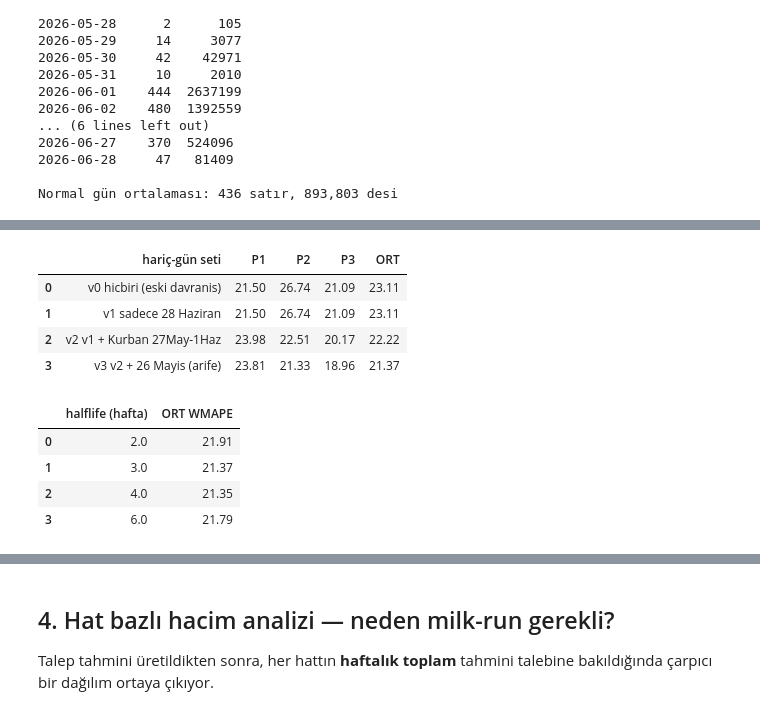
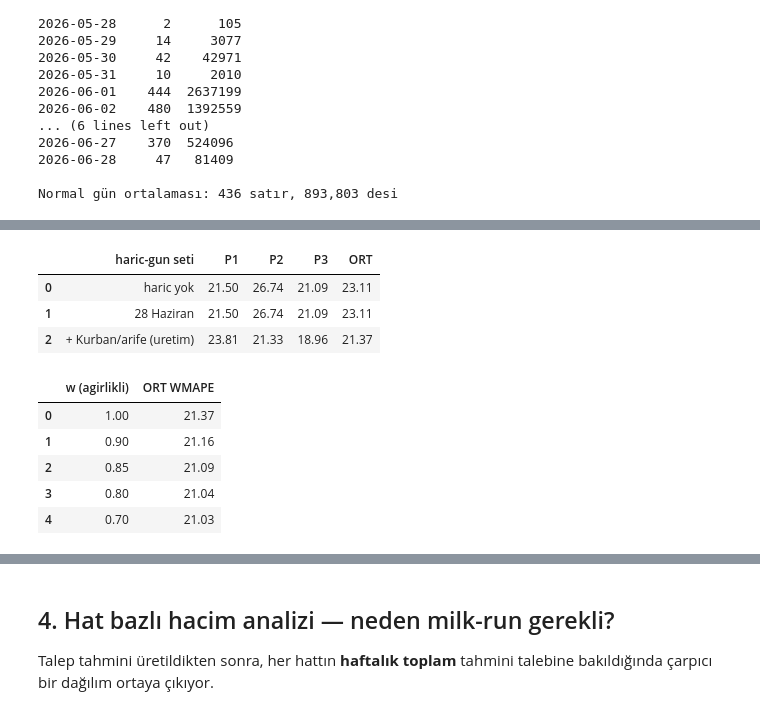
Before and after one commit to Sevkigul/jet-route-optimizer, a Jupyter notebook: notebooks/eda_talep_analizi.ipynb, the cells around one changed output, grey strips where cells are left out. Cells and saved outputs as stored; diff of their text form; code cells hidden in the pictures.

```diff
--- a/notebooks/eda_talep_analizi.ipynb
+++ b/notebooks/eda_talep_analizi.ipynb
@@ -134,32 +133,62 @@ her pencerede eğitim sonuna çekilir (üretim koşullarının birebir taklidi).
 # %%
-sys.path.insert(0, "../scripts")
-import backtest_forecast as bt
+import numpy as np
 
+# 3 temiz dogrulama penceresi (Pzt-Paz)
+PENCERELER = [(pd.Timestamp("2026-06-21"), pd.Timestamp("2026-06-27")),
+              (pd.Timestamp("2026-06-14"), pd.Timestamp("2026-06-20")),
+              (pd.Timestamp("2026-06-07"), pd.Timestamp("2026-06-13"))]
+KEY = ["cikis", "varis", "talep_tamamlanma_saati", "tarih"]
 daily = fc._full_calendar_daily(talep)
 
-satirlar = []
-for ad, haric in bt.SETLER.items():
-    sk = [bt.pencere_wmape(daily, b, s, haric, 3.0) for b, s in bt.PENCERELER]
-    satirlar.append({'hariç-gün seti': ad,
-                     **{f'P{i+1}': round(x, 2) for i, x in enumerate(sk)},
-                     'ORT': round(sum(sk) / 3, 2)})
-display(pd.DataFrame(satirlar))
 
-kazanan = bt.SETLER['v3 v2 + 26 Mayis (arife)']
-satirlar = []
-for hl in [2.0, 3.0, 4.0, 6.0]:
-    sk = [bt.pencere_wmape(daily, b, s, kazanan, hl) for b, s in bt.PENCERELER]
-    satirlar.append({'halflife (hafta)': hl, 'ORT WMAPE': round(sum(sk) / 3, 2)})
-pd.DataFrame(satirlar)
+def wmape(y, p):
+    y, p = np.asarray(y, float), np.asarray(p, float)
+    return 100 * np.abs(y - p).sum() / max(y.sum(), 1e-9)
+
+
+def pencere_wmape(bas, son, haric, w=1.0):
+    """Pencere WMAPE'si. w<1 ise agirlikli tahmin lag-toplulugu ile harmanlanir.
+    Egitim = pencereden onceki gunler; recency referansi pencere baslangicidir."""
+    egit = daily[(daily["tarih"] < bas) & (~daily["tarih"].isin(haric))]
+    hedef = list(pd.date_range(bas, son))
+    agir = fc._weighted_weekday_forecast(egit, hedef, 3.0, referans=bas - pd.Timedelta(days=1))
+    m = (daily[(daily["tarih"] >= bas) & (daily["tarih"] <= son)]
+         .merge(agir.rename(columns={"tahmin": "a"}), on=KEY, how="left"))
+    m["a"] = m["a"].fillna(0.0)
+    if w < 1.0:
+        lag = fc._lag_ensemble_forecast(talep[talep["tarih"] < bas], hedef)
+        m = m.merge(lag.rename(columns={"tahmin": "l"}), on=KEY, how="left")
+        m["l"] = m["l"].fillna(m["a"])
+        pred = (w * m["a"] + (1 - w) * m["l"]).clip(lower=0)
+    else:
+        pred = m["a"].clip(lower=0)
+    return wmape(m["toplam_desi"], pred)
+
+
+# 1) Haric-gun temizliginin etkisi (halflife=3)
+setler = {"haric yok": [], "28 Haziran": list(fc.KISMI_GUNLER),
+          "+ Kurban/arife (uretim)": list(fc.HARIC_GUNLER)}
+t1 = pd.DataFrame([{"haric-gun seti": ad,
+                    **{f"P{i+1}": round(pencere_wmape(b, s, h), 2) for i, (b, s) in enumerate(PENCERELER)},
+                    "ORT": round(np.mean([pencere_wmape(b, s, h) for b, s in PENCERELER]), 2)}
+                   for ad, h in setler.items()])
+display(t1)
+
+# 2) Harman agirligi taramasi (uretim haric-gun setiyle)
+t2 = pd.DataFrame([{"w (agirlikli)": w,
+                    "ORT WMAPE": round(np.mean([pencere_wmape(b, s, list(fc.HARIC_GUNLER), w)
+                                                for b, s in PENCERELER]), 2)}
+                   for w in [1.00, 0.90, 0.85, 0.80, 0.70]])
+t2
 # %% [output]
-|  | hariç-gün seti | P1 | P2 | P3 | ORT |
-| 0 | v0 hicbiri (eski davranis) | 21.50 | 26.74 | 21.09 | 23.11 |
-| 1 | v1 sadece 28 Haziran | 21.50 | 26.74 | 21.09 | 23.11 |
-| 2 | v2 v1 + Kurban 27May-1Haz | 23.98 | 22.51 | 20.17 | 22.22 |
-| 3 | v3 v2 + 26 Mayis (arife) | 23.81 | 21.33 | 18.96 | 21.37 |
+|  | haric-gun seti | P1 | P2 | P3 | ORT |
+| 0 | haric yok | 21.50 | 26.74 | 21.09 | 23.11 |
+| 1 | 28 Haziran | 21.50 | 26.74 | 21.09 | 23.11 |
+| 2 | + Kurban/arife (uretim) | 23.81 | 21.33 | 18.96 | 21.37 |
-|  | halflife (hafta) | ORT WMAPE |
-| 0 | 2.0 | 21.91 |
-| 1 | 3.0 | 21.37 |
-| 2 | 4.0 | 21.35 |
-| 3 | 6.0 | 21.79 |
+|  | w (agirlikli) | ORT WMAPE |
+| 0 | 1.00 | 21.37 |
+| 1 | 0.90 | 21.16 |
+| 2 | 0.85 | 21.09 |
+| 3 | 0.80 | 21.04 |
+| 4 | 0.70 | 21.03 |
 # %% [markdown]
```
Also changed, not shown: parts of 9 cells of this notebook, 4 other files.
